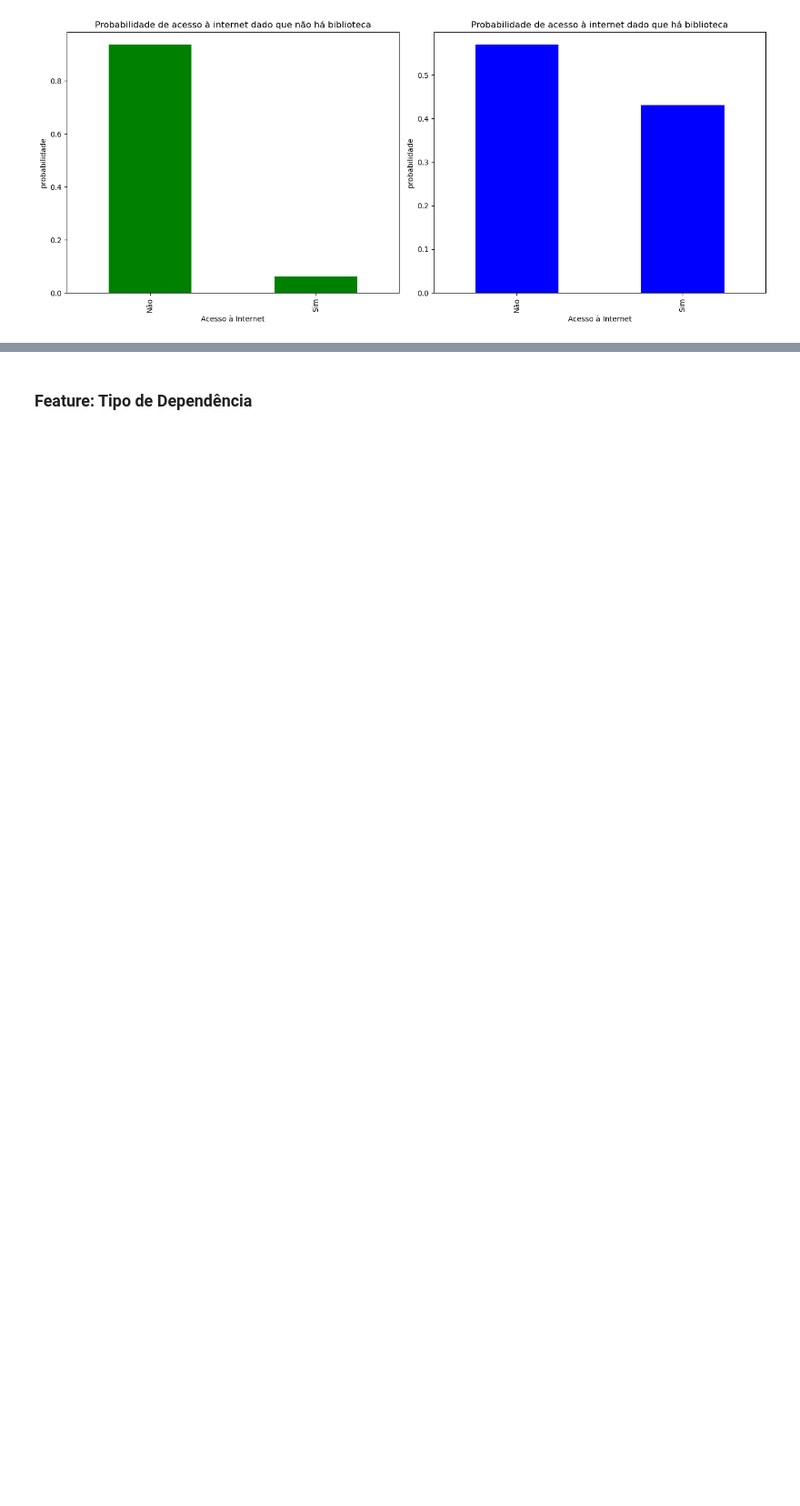
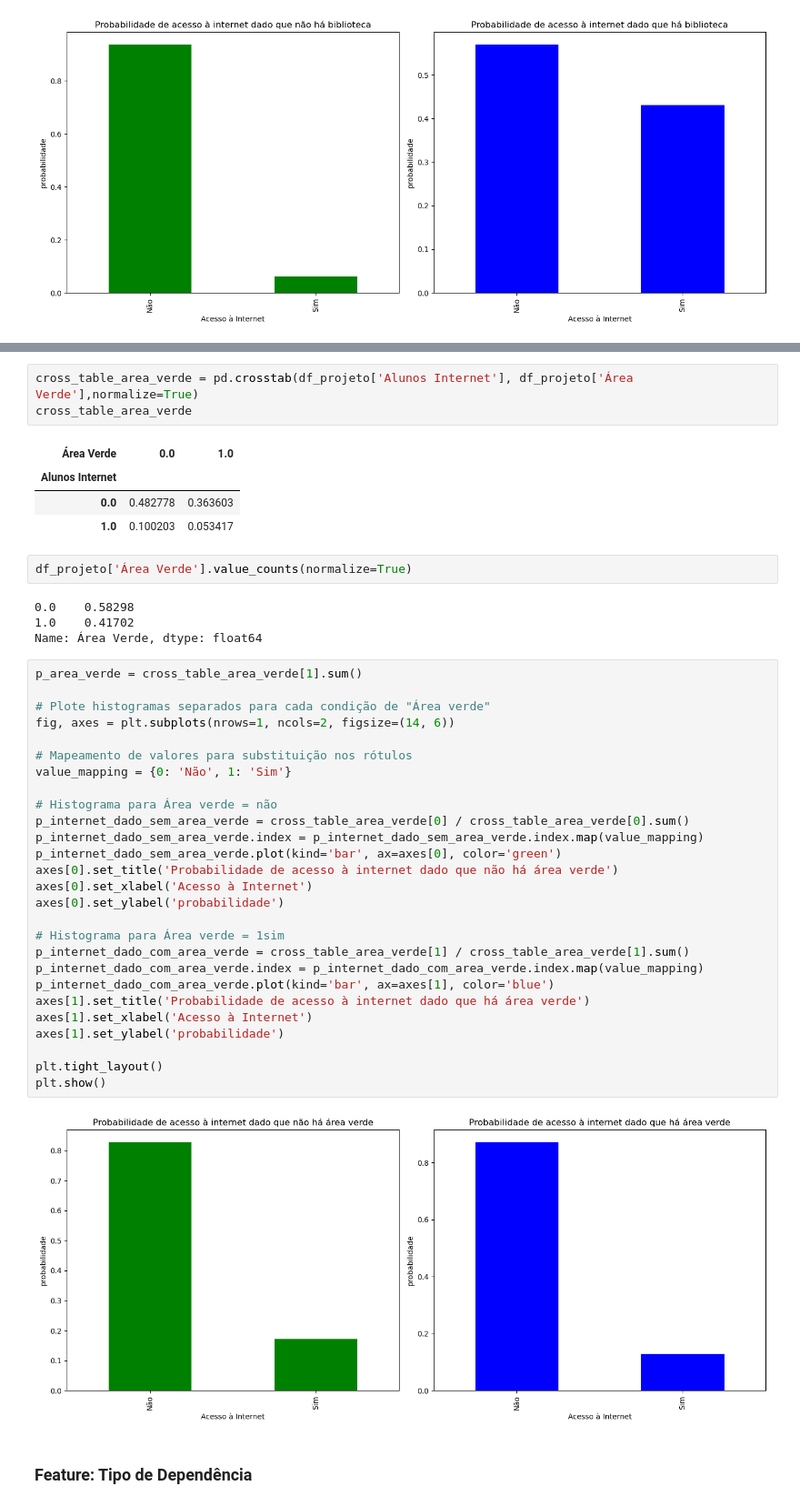
Before and after one commit to joaolindenberg/P2_CEDA2, a Jupyter notebook: main.ipynb, the cells around one changed output, grey strips where cells are left out. Shown: that part at 91% size. Saved outputs shown, nothing was run; the diff lists cells and outputs as text; blank space fills up the shorter version.

Commit message:
area verde

```diff
--- a/main.ipynb
+++ b/main.ipynb
@@ -353,3 +338,46 @@ plt.show()
+# %%
+cross_table_area_verde = pd.crosstab(df_projeto['Alunos Internet'], df_projeto['Área Verde'],normalize=True)
+cross_table_area_verde
+# %% [output]
+| Área Verde | 0.0 | 1.0 |
+| Alunos Internet |  |  |
+| 0.0 | 0.482778 | 0.363603 |
+| 1.0 | 0.100203 | 0.053417 |
+# %%
+df_projeto['Área Verde'].value_counts(normalize=True)
+# %% [output]
+0.0    0.58298
+1.0    0.41702
+Name: Área Verde, dtype: float64
+# %%
+p_area_verde = cross_table_area_verde[1].sum()
+
+# Plote histogramas separados para cada condição de "Área verde"
+fig, axes = plt.subplots(nrows=1, ncols=2, figsize=(14, 6))
+
+# Mapeamento de valores para substituição nos rótulos
+value_mapping = {0: 'Não', 1: 'Sim'}
+
+# Histograma para Área verde = não
+p_internet_dado_sem_area_verde = cross_table_area_verde[0] / cross_table_area_verde[0].sum()
+p_internet_dado_sem_area_verde.index = p_internet_dado_sem_area_verde.index.map(value_mapping)
+p_internet_dado_sem_area_verde.plot(kind='bar', ax=axes[0], color='green')
+axes[0].set_title('Probabilidade de acesso à internet dado que não há área verde')
+axes[0].set_xlabel('Acesso à Internet')
+axes[0].set_ylabel('probabilidade')
+
+# Histograma para Área verde = 1sim
+p_internet_dado_com_area_verde = cross_table_area_verde[1] / cross_table_area_verde[1].sum()
+p_internet_dado_com_area_verde.index = p_internet_dado_com_area_verde.index.map(value_mapping)
+p_internet_dado_com_area_verde.plot(kind='bar', ax=axes[1], color='blue')
+axes[1].set_title('Probabilidade de acesso à internet dado que há área verde')
+axes[1].set_xlabel('Acesso à Internet')
+axes[1].set_ylabel('probabilidade')
+
+plt.tight_layout()
+plt.show()
+# %% [output]
+[figure, added]
 # %% [markdown]
 ### Feature: Tipo de Dependência
 # %%
```
Also changed, not shown: parts of 3 cells of this notebook.
